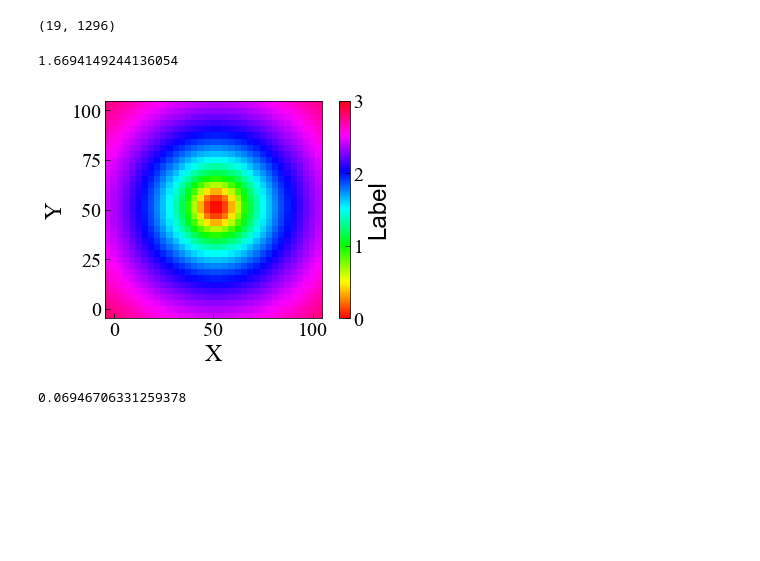
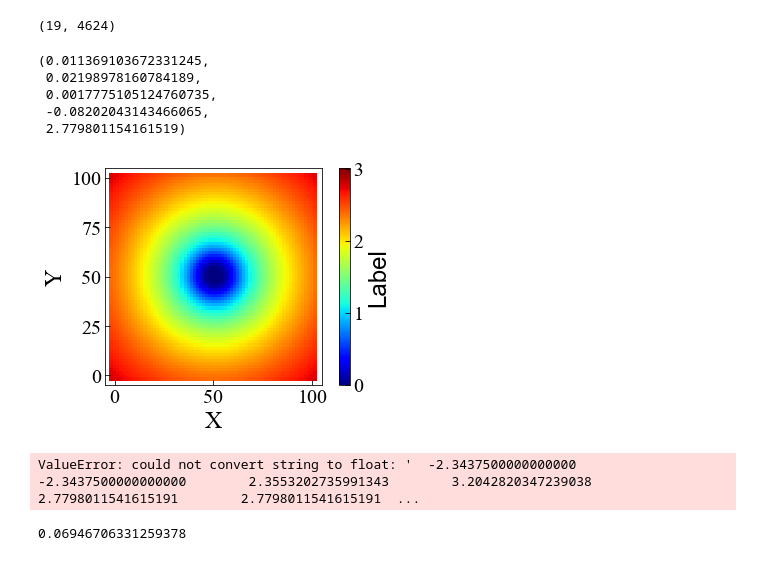
Before and after one commit to maedarn/code_tohoku, a Jupyter notebook: py/plot2D-loop.ipynb, the cells around one changed output. Drawn from its saved outputs; the diff is of its cells as text; code cells hidden in the pictures; blank space fills up the shorter version.

```diff
--- a/py/plot2D-loop.ipynb
+++ b/py/plot2D-loop.ipynb
@@ -11,60 +11,96 @@ from matplotlib.backends.backend_pdf import PdfPages
 import matplotlib.animation as animation
 from matplotlib.animation import ArtistAnimation
 
-nx=32+4
-ny=32+4
+nx=64+4
+ny=64+4
 nd=19
 nloop=200+1
 step=1
 # %%
-dir53 = '/Users/maeda/Desktop/Dropbox/analysis/telegraph-test-2D-1/cg1-T10-rho1-cen-32-1000st-L10/'
-dir54 = '/Users/maeda/Desktop/Dropbox/analysis/telegraph-test-2D-1/cg1-T50-rho1-cen-32-1000st/'
+dir53 = '/Users/maeda/Desktop/Dropbox/analysis/telegraph-test-2D-1/cg1-T10-rho1-cen-64-1000st/'
+dir54 = '/Users/maeda/Desktop/Dropbox/analysis/telegraph-test-2D-1/cg1-T20-rho1-cen-64-1000st/'
+dir55 = '/Users/maeda/Desktop/Dropbox/analysis/telegraph-test-2D-1/cg1-T40-rho1-cen-64-1000st/'
 
-data = np.loadtxt(dir54+'phi2D00001.DAT', delimiter=',', unpack=True ,dtype='float')
+#dir56 = '/Users/maeda/Desktop/Dropbox/analysis/telegraph-test-2D-1/cg1-T30-rho1-cen-128-1000st/'
+
+data = np.loadtxt(dir53+'phi2D00099.DAT', delimiter=',', unpack=True ,dtype='float')
 a = np.arange(nd)
 #a
 print(data.shape)
 rdata = np.reshape(data[a, :], (nd, ny ,nx))
 rdata[0,:,:]
+nmax=np.max(rdata[6,:,:])
+nmin=np.min(rdata[6,:,:])
+
+
 #rdata.transpose(0,2, 1)
+ddata = np.loadtxt(dir54+'phi2D00099.DAT', delimiter=',', unpack=True ,dtype='float')
+rddata = np.reshape(ddata[a, :], (nd, ny ,nx))
+dmax=np.max(rddata[6,:,:])
+dmin=np.min(rddata[6,:,:])
 
-err=rdata[6,:,:]-rdata[12,:,:]
+edata = np.loadtxt(dir55+'phi2D00099.DAT', delimiter=',', unpack=True ,dtype='float')
+redata = np.reshape(edata[a, :], (nd, ny ,nx))
+emax=np.max(redata[6,:,:])
+emin=np.min(redata[6,:,:])
+
+#fdata = np.loadtxt(dir56+'phi2D00099.DAT', delimiter=',', unpack=True ,dtype='float')
+#rfdata = np.reshape(fdata[a, :], (nd, ny ,nx))
+#fmax=np.max(rfdata[6,:,:])
+#fmin=np.min(rfdata[6,:,:])
+
+#err=rdata[6,:,:]-rdata[12,:,:]
+err=(rdata[6,:,:]-rddata[6,:,:])#/(nmax-nmin)
 rms = np.sqrt(np.mean(err*err))
 
-rms
+drr=(rdata[6,:,:]-redata[6,:,:])#/(nmax-nmin)
+dms = np.sqrt(np.mean(drr*drr))
+
+#frr=(rdata[6,:,:]-rfdata[6,:,:])#/(nmax-nmin)
+#fms = np.sqrt(np.mean(frr*frr))
+
+rms,dms,fms,nmin,nmax
 # %% [output]
-(19, 1296)
+(19, 4624)
-1.6694149244136054
+(0.011369103672331245,
+ 0.02198978160784189,
+ 0.0017775105124760735,
+ -0.08202043143466065,
+ 2.779801154161519)
 # %%
-plt.pcolormesh(rdata[0,:,:], rdata[1,:,:], rdata[12,:,:], cmap='hsv') # 等高線図の生成。cmapで色付けの規則を指定する。
+plt.pcolormesh(rdata[0,:,:], rdata[1,:,:], rdata[6,:,:], cmap='jet') # 等高線図の生成。cmapで色付けの規則を指定する。
+#plt.pcolormesh(rddata[0,:,:], rddata[1,:,:], rddata[6,:,:], cmap='jet') # 等高線図の生成。cmapで色付けの規則を指定する。
+#plt.pcolormesh(redata[0,:,:], redata[1,:,:], redata[6,:,:], cmap='jet') # 等高線図の生成。cmapで色付けの規則を指定する。
 #plt.pcolor(X, Y, Z, cmap='hsv') # 等高線図の生成。cmapで色付けの規則を指定する。
 
-plt.clim(0, 3)
-pp=plt.colorbar (orientation="vertical") # カラーバーの表示
+plt.clim(-0.0105, 3.010)
+pp=plt.colorbar (orientation="vertical") # カラーバーの表示 "vertical"
 pp.set_label("Label", fontname="Arial", fontsize=24) #カラーバーのラベル
 
+plt.xlim([-5.0, 105.0]) # x方向の描画範囲を指定
+plt.ylim([-5.0, 105.0]) # y方向の描画範囲を指定
 plt.xlabel('X', fontsize=24)
 plt.ylabel('Y', fontsize=24)
 #fig = plt.figure(figsize=(5, 5))
 #ax.set_aspect('equal', adjustable='box')
 #quadmesh.set_clim(vmin=0, vmax=15)
 #plt.axes().set_aspect('equal', 'datalim')
 plt.gca().set_aspect('equal')
 
 
 plt.show()
 # %% [output]
-[figure, old version]
+[figure, new version]
 # %%
 a = np.arange(nd)
 dmy = [0]*nx*ny
 dmy = np.reshape(dmy, (ny ,nx))
 
 for i in range(nloop):
-    data = np.loadtxt(dir54+'phi2D'+"%05.f"%(i)+'.dat', delimiter=',', unpack=True ,dtype='float')
+    data = np.loadtxt(dir53+'phi2D'+"%05.f"%(i)+'.dat', delimiter=',', unpack=True ,dtype='float')
     rdata = np.reshape(data[a, :], (nd, ny ,nx))
 
-    ddata = np.loadtxt(dir53+'phi2D'+"%05.f"%(i)+'.dat', delimiter=',', unpack=True ,dtype='float')
+    ddata = np.loadtxt(dir54+'phi2D'+"%05.f"%(i)+'.dat', delimiter=',', unpack=True ,dtype='float')
     rddata = np.reshape(ddata[a, :], (nd, ny ,nx))
 
     fig = plt.figure()
@@ -74,7 +110,7 @@ for i in range(nloop):
     #plt.pcolormesh(rdata[0,:,:], rdata[1,:,:], rdata[6,:,:], cmap='jet') # 等高線図の生成。cmapで色付けの規則を指定する。 hsv
     #plt.pcolormesh(rdata[0,:,:], rdata[1,:,:], rdata[6,:,:]-rddata[6,:,:], cmap='jet') # 等高線図の生成。cmapで色付けの規則を指定する。 hsv
     #plt.pcolormesh(rdata[0,:,:], rdata[1,:,:], rdata[6,:,:]-dmy, cmap='jet') # 等高線図の生成。cmapで色付けの規則を指定する。 hsv
-    plt.pcolormesh(rdata[0,:,:], rdata[1,:,:], -rdata[6,:,:]+rdata[12,:,:], cmap='jet') # 等高線図の生成。cmapで色付けの規則を指定する。 hsv
+    plt.pcolormesh(rdata[0,:,:], rdata[1,:,:], rdata[6,:,:]-rdata[12,:,:], cmap='jet') # 等高線図の生成。cmapで色付けの規則を指定する。 hsv
     dmy=rdata[6,:,:]
     #plt.pcolor(X, Y, Z, cmap='hsv') # 等高線図の生成。cmapで色付けの規則を指定する。
 
@@ -102,7 +138,8 @@ for i in range(nloop):
     plt.rcParams["legend.framealpha"] = 1
     plt.rcParams["legend.edgecolor"] = 'black'
 
-    plt.clim(-0.1, 0.1)
+    #plt.clim(-0.1, 0.1)
+    plt.clim(-0.005, 0.05)
     pp=plt.colorbar (orientation="vertical") # カラーバーの表示
     pp.set_label("Phi", fontsize=24) #カラーバーのラベル
 
@@ -118,9 +155,11 @@ for i in range(nloop):
     # 画像をPDFとして保存する
     #pp.savefig(fig)
     #fig.savefig(dir53+'sa/phi-equi'+"%05.f"%(i)+'.png')
-    fig.savefig(dir54+'phi-equi'+"%05.f"%(i)+'.png')
+    fig.savefig(dir53+'phi-equi'+"%05.f"%(i)+'.png')
     #pp.close()
     plt.close()
+# %% [output]
+ValueError: could not convert string to float: '  -2.3437500000000000       -2.3437500000000000        2.3553202735991343        3.2042820347239038        2.7798011541615191        2.7798011541615191  ...
 # %%
 rms = [0] * nloop
 drms = [0] * nloop
```
Also changed, not shown: 10 other files.
